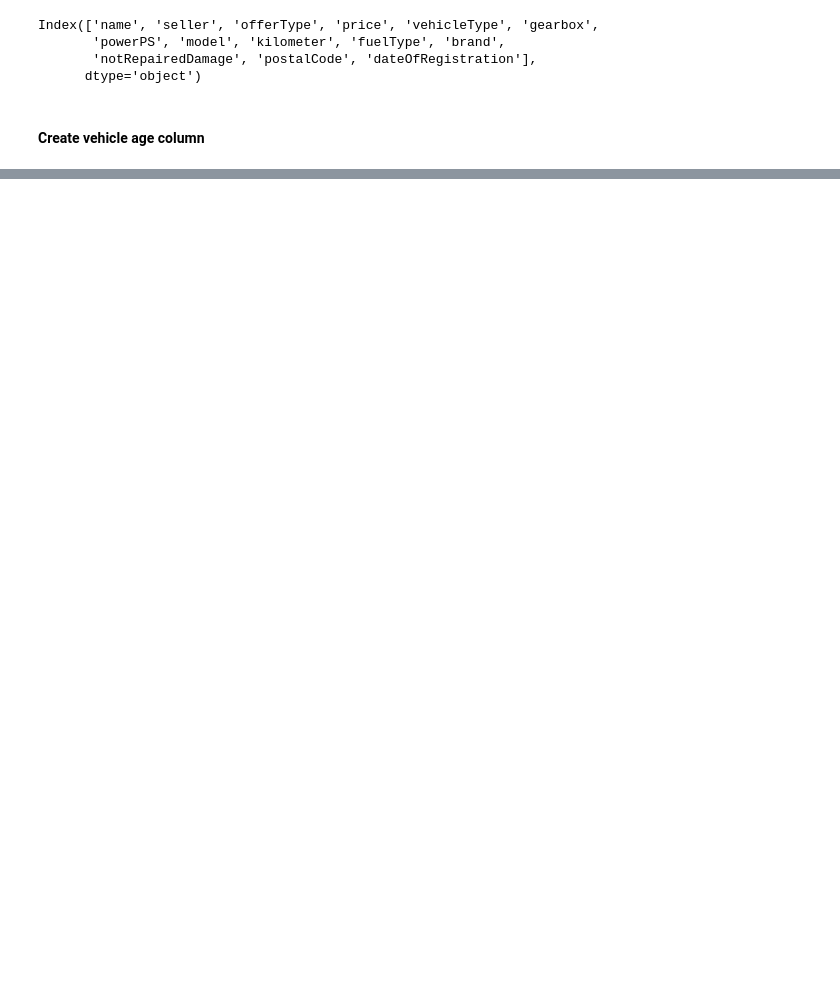
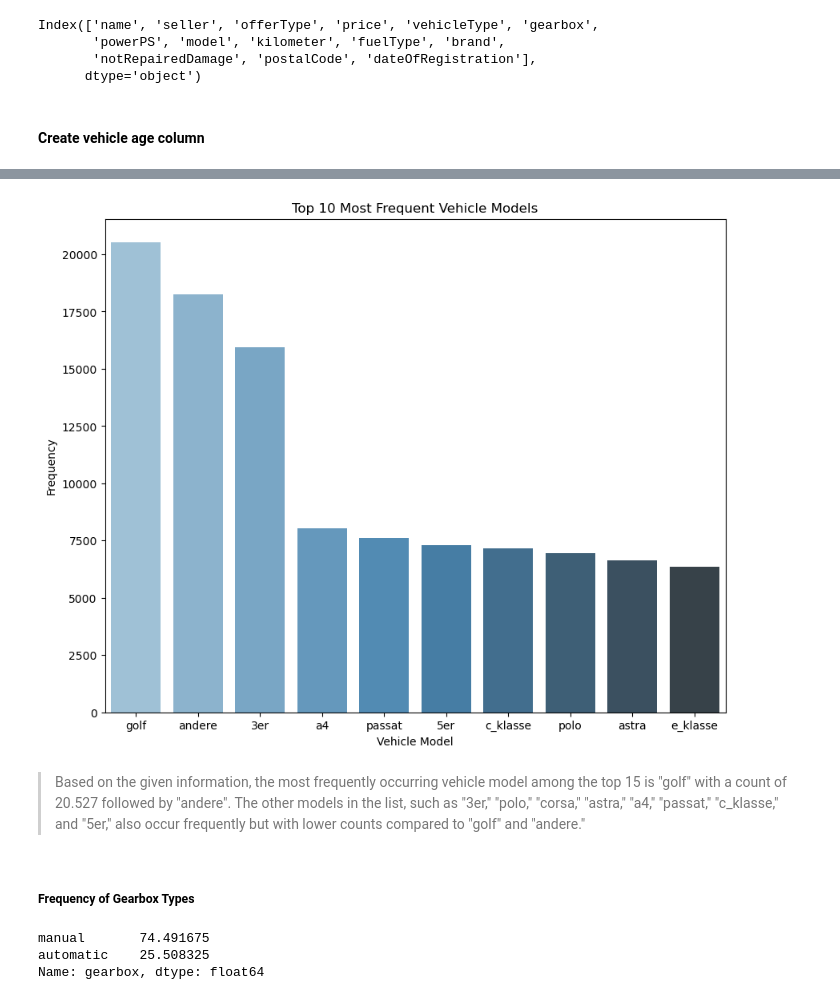
Before and after one commit to levgiorg/UsedCarsAnalysis, a Jupyter notebook: UsedCarsAnalysis.ipynb, the cells around one changed output, grey strips where cells are left out. Saved outputs shown, nothing was run; the diff lists cells and outputs as text; code cells hidden in the pictures; blank space fills up the shorter version.

```diff
--- a/UsedCarsAnalysis.ipynb
+++ b/UsedCarsAnalysis.ipynb
@@ -345,0 +394,4 @@ cars_df_clean.head()
+# %%
+# Count the frequency of each model and select the top 10
+top_10_models = cars_df_clean['model'].value_counts().head(10)
+print(top_10_models)
@@ -345,0 +410,24 @@ cars_df_clean.head()
+# %%
+# Create a bar plot of the results
+plt.figure(figsize=(10, 8))
+sns.barplot(x=top_10_models.index, y=top_10_models.values, palette="Blues_d")
+plt.title('Top 10 Most Frequent Vehicle Models')
+plt.xlabel('Vehicle Model')
+plt.ylabel('Frequency')
+plt.show()
+# %% [output]
+[figure, added]
+# %% [markdown]
+>Based on the given information, the most frequently occurring vehicle model among the top 15 is "golf" with a count of 20.527 followed by "andere". The other models in the list, such as "3er," "polo," "corsa," "astra," "a4," "passat," "c_klasse," and "5er," also occur frequently but with lower counts compared to "golf" and "andere."
+# %% [markdown]
+##### Frequency of Gearbox Types
+# %%
+# Calculate the frequency of each gearbox type
+gearbox_counts = cars_df_clean['gearbox'].value_counts()
+
+#Calculate the percentages of gearboxs
+print((gearbox_counts / len(cars_df_clean)) * 100)
+# %% [output]
+manual       74.491675
+automatic    25.508325
+Name: gearbox, dtype: float64
```
Also changed, not shown: parts of 33 cells of this notebook.
